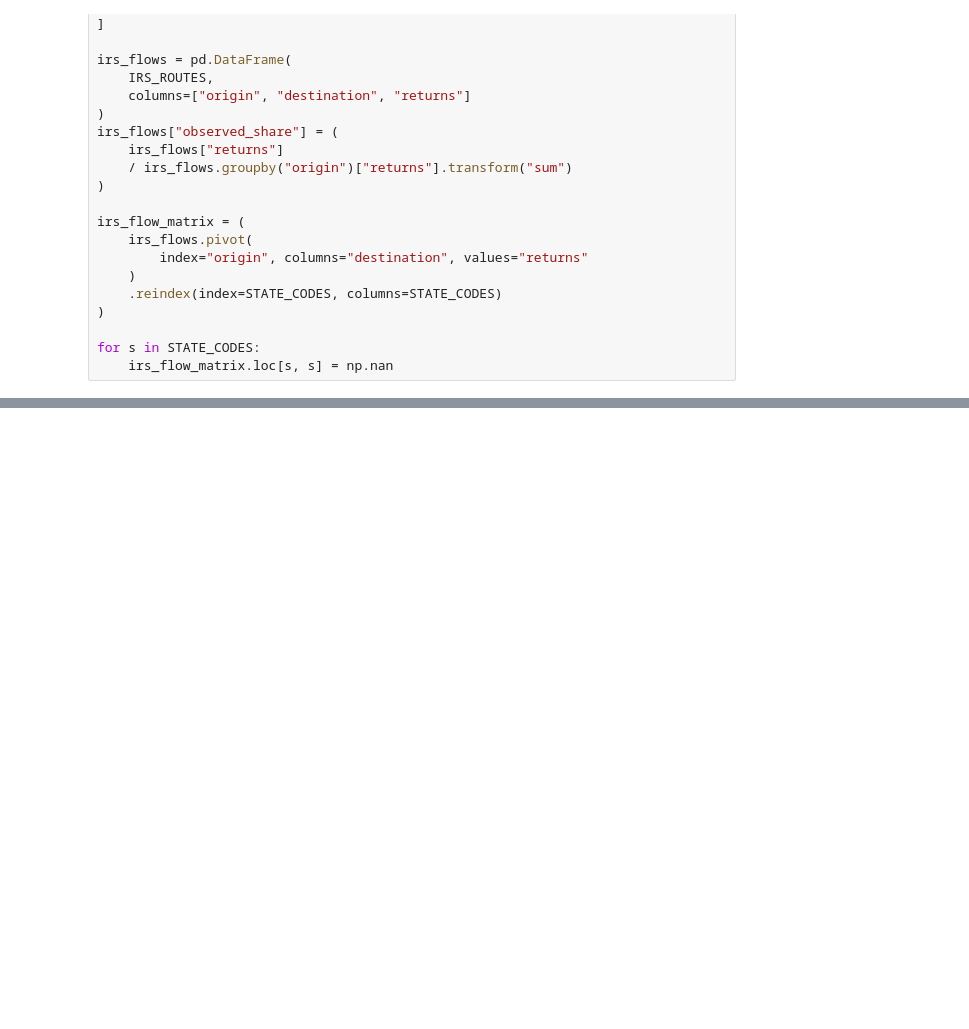
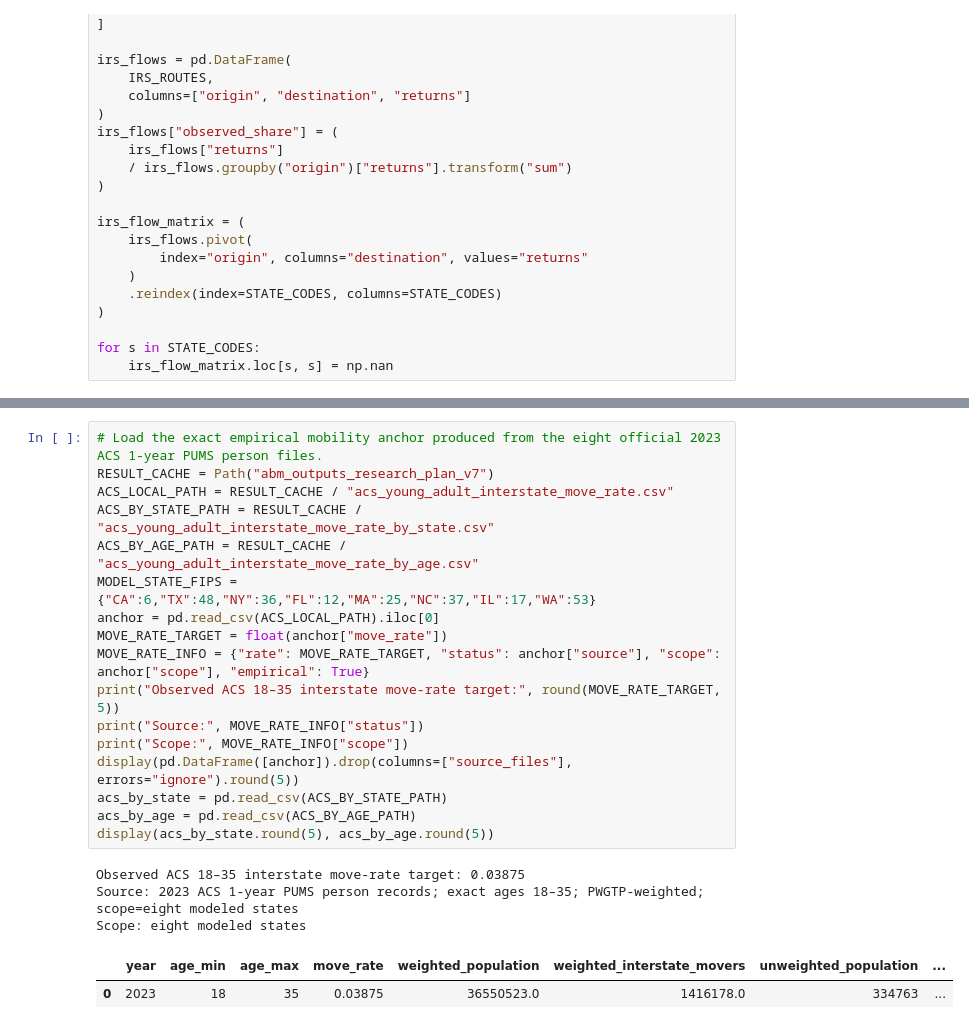
Before and after one commit to Jeremy-Xujia-Chen/CITS4403-GROUP-PROJECT, a Jupyter notebook: 0914-1_v8.ipynb, the cells around one changed output, grey strips where cells are left out. Saved outputs shown, nothing was run; the diff lists cells and outputs as text; blank space fills up the shorter version.

```diff
--- a/0914-1_v8.ipynb
+++ b/0914-1_v8.ipynb
@@ -310,0 +328,23 @@ for s in STATE_CODES:
+# %%
+# Load the exact empirical mobility anchor produced from the eight official 2023 ACS 1-year PUMS person files.
+RESULT_CACHE = Path("abm_outputs_research_plan_v7")
+ACS_LOCAL_PATH = RESULT_CACHE / "acs_young_adult_interstate_move_rate.csv"
+ACS_BY_STATE_PATH = RESULT_CACHE / "acs_young_adult_interstate_move_rate_by_state.csv"
+ACS_BY_AGE_PATH = RESULT_CACHE / "acs_young_adult_interstate_move_rate_by_age.csv"
+MODEL_STATE_FIPS = {"CA":6,"TX":48,"NY":36,"FL":12,"MA":25,"NC":37,"IL":17,"WA":53}
+anchor = pd.read_csv(ACS_LOCAL_PATH).iloc[0]
+MOVE_RATE_TARGET = float(anchor["move_rate"])
+MOVE_RATE_INFO = {"rate": MOVE_RATE_TARGET, "status": anchor["source"], "scope": anchor["scope"], "empirical": True}
+print("Observed ACS 18–35 interstate move-rate target:", round(MOVE_RATE_TARGET, 5))
+print("Source:", MOVE_RATE_INFO["status"])
+print("Scope:", MOVE_RATE_INFO["scope"])
+display(pd.DataFrame([anchor]).drop(columns=["source_files"], errors="ignore").round(5))
+acs_by_state = pd.read_csv(ACS_BY_STATE_PATH)
+acs_by_age = pd.read_csv(ACS_BY_AGE_PATH)
+display(acs_by_state.round(5), acs_by_age.round(5))
+# %% [output]
+Observed ACS 18–35 interstate move-rate target: 0.03875
+Source: 2023 ACS 1-year PUMS person records; exact ages 18–35; PWGTP-weighted; scope=eight modeled states
+Scope: eight modeled states
+|  | year | age_min | age_max | move_rate | weighted_population | weighted_interstate_movers | unweighted_population | ... |
+| 0 | 2023 | 18 | 35 | 0.03875 | 36550523.0 | 1416178.0 | 334763 | ... |
```
Also changed, not shown: parts of 3 cells of this notebook.
